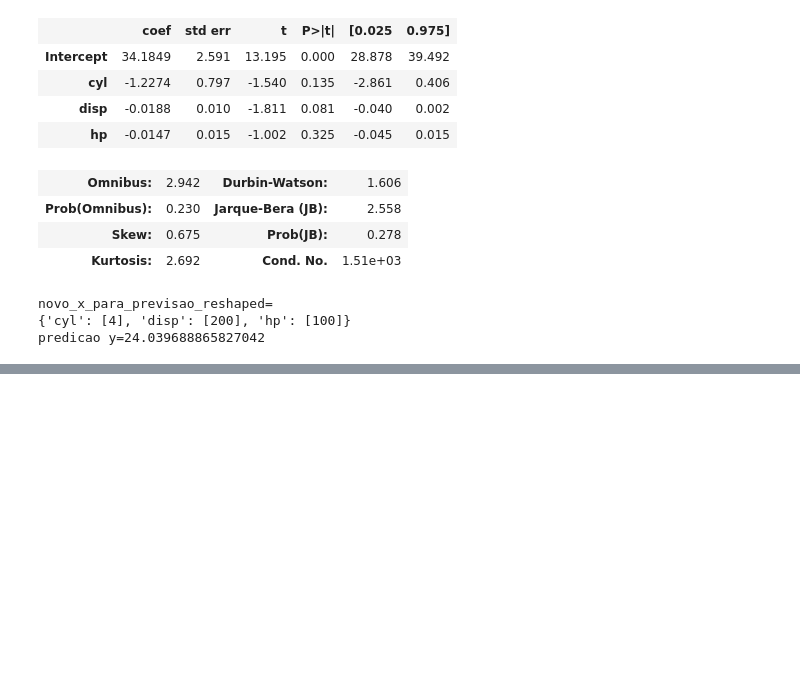
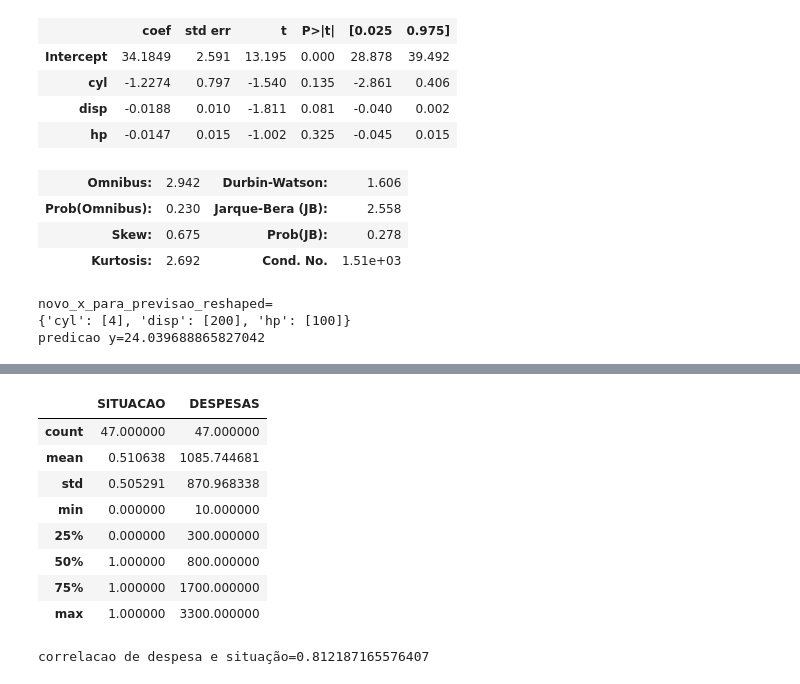
Before and after one commit to ronivaldo/udemy-curso-cientista_dados, a Jupyter notebook: 02_Estatistica_II.ipynb, the cells around one changed output, grey strips where cells are left out. Saved outputs shown, nothing was run; the diff lists cells and outputs as text; code cells hidden in the pictures; blank space fills up the shorter version.

```diff
--- a/02_Estatistica_II.ipynb
+++ b/02_Estatistica_II.ipynb
@@ -601,0 +694,18 @@ predicao y=24.039688865827042
+# %%
+base.describe()
+# %% [output]
+|  | SITUACAO | DESPESAS |
+| count | 47.000000 | 47.000000 |
+| mean | 0.510638 | 1085.744681 |
+| std | 0.505291 | 870.968338 |
+| min | 0.000000 | 10.000000 |
+| 25% | 0.000000 | 300.000000 |
+| 50% | 1.000000 | 800.000000 |
+| 75% | 1.000000 | 1700.000000 |
+| max | 1.000000 | 3300.000000 |
+# %%
+correlacao = np.corrcoef(base.DESPESAS, base.SITUACAO)
+print('correlacao de despesa e situação={}'.format(correlacao[0,1]))
+# correlacao = 0.81, quando mais despesa, maior a chance de situacao 1
+# %% [output]
+correlacao de despesa e situação=0.812187165576407
```
Also changed, not shown: parts of 15 cells of this notebook.
